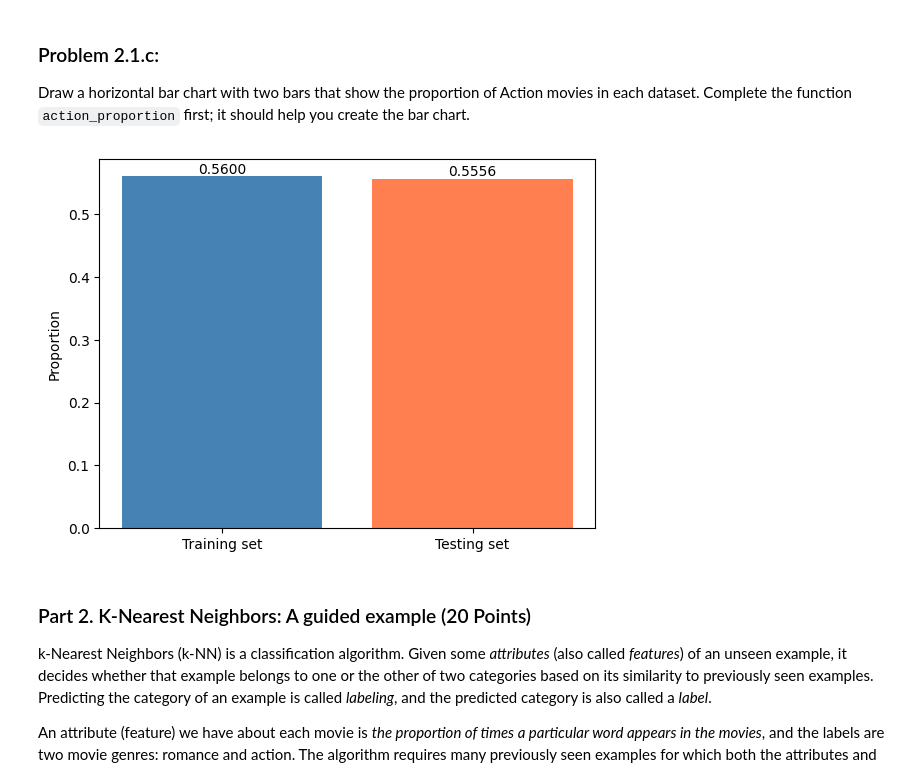
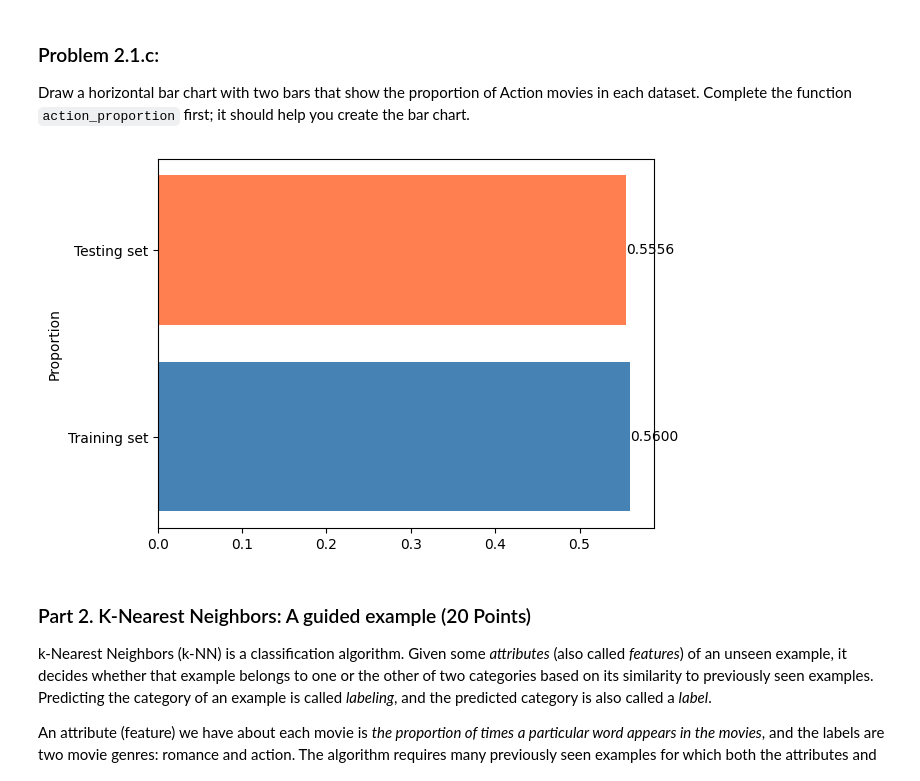
Before and after one commit to yaj0212/Introductory-Machine-Learning, a Jupyter notebook: assignments/assn1/assn1.ipynb, the cells around one changed output. Saved outputs shown, nothing was run; the diff lists cells and outputs as text; code cells hidden in the pictures.

```diff
--- a/assignments/assn1/assn1.ipynb
+++ b/assignments/assn1/assn1.ipynb
@@ -457,18 +457,18 @@ Draw a horizontal bar chart with two bars that show the proportion of Action mov
 # %%
 def action_proportion(dataframe):
     """Return the proportion of movies in a table that have the Action genre."""
     movie_count = dataframe[dataframe['Genre'] == 'action'].shape[0]
     return movie_count / len(dataframe)
 
 a = ['Training set', 'Testing set']
 b = [action_proportion(train_movies), action_proportion(test_movies)]
 
-bars = plt.bar(a, b, color = ['steelblue', 'coral'])
+bars = plt.barh(a, b, color = ['steelblue', 'coral'])
 plt.bar_label(bars, fmt='%.4f')
 plt.ylabel('Proportion')
 plt.show()
 # %% [output]
-[figure, old version]
+[figure, new version]
 # %% [markdown]
 ### Part 2. K-Nearest Neighbors: A guided example (20 Points)
 
```
Also changed, not shown: parts of 1 cell of this notebook.
